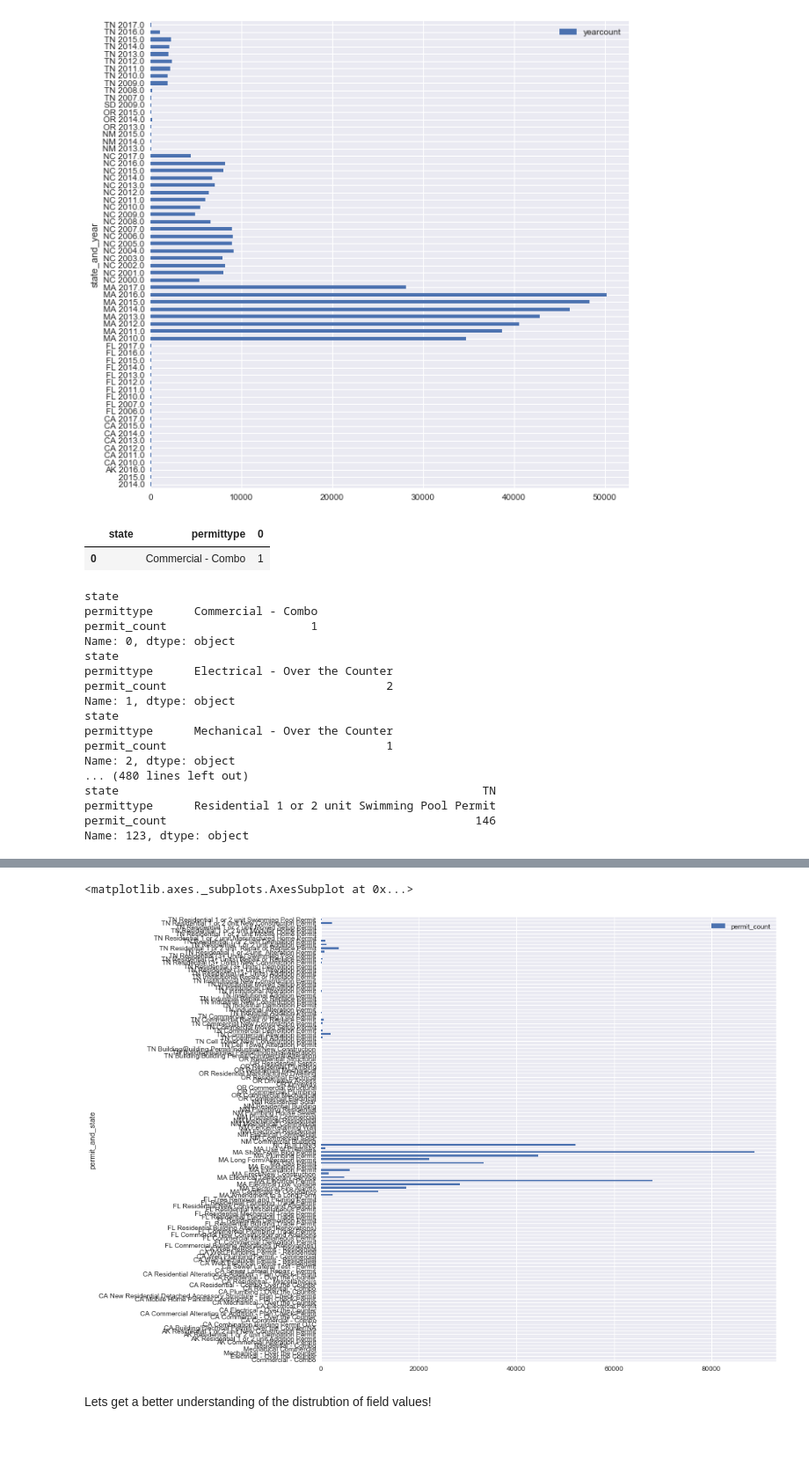
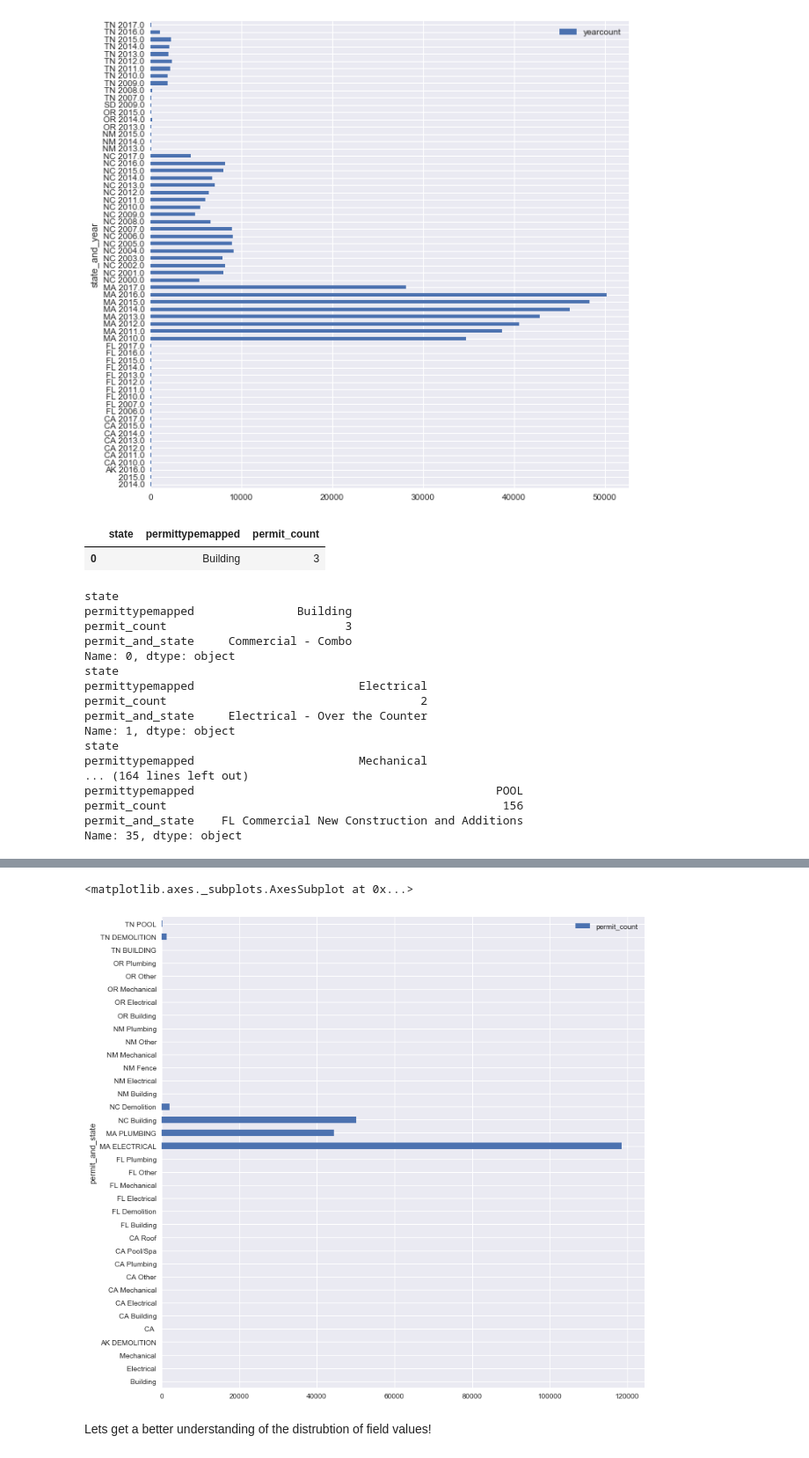
Before and after one commit to sunlightpolicy/open_data_standards_project, a Jupyter notebook: procurement.ipynb, the cells around one changed output, grey strips where cells are left out. Shown: that part at 88% size. Drawn from its saved outputs; the diff is of its cells as text; code cells hidden in the pictures.

```diff
--- a/procurement.ipynb
+++ b/procurement.ipynb
@@ -372,7 +404,7 @@ It appears that permittype and permittypedescr/permittypedesc are often confused
 # %%
-agg_df = pd.DataFrame(columns=['permittype','description','issueddate','fee','statuscurrent', 'city','state'])
+agg_df = pd.DataFrame(columns=['permittypemapped','description','issueddate','fee','statuscurrent', 'city','state'])
 for key,df in permit_dfs.items():
-    agg_df = pd.concat([agg_df,df[['permittype','description','issueddate','fee','status', 'city','state']]])
+    agg_df = pd.concat([agg_df,df[['permittypemapped','description','issueddate','fee','status', 'city','state']]])
 # %%
 agg_df.state.value_counts()
 # %% [output]
@@ -400,6 +432,8 @@ agg_df.head()
 agg_df['issuedmonth']= agg_df.issueddate.apply(lambda x: pd.to_datetime(x).month)
 # %%
 agg_df['issuedyear']= agg_df.issueddate.apply(lambda x: pd.to_datetime(x).year)
+# %%
+agg_df['issuedday']= agg_df.issueddate.apply(lambda x: pd.to_datetime(x).day)
 # %%
 agg_df[agg_df.issuedyear >= 2010].state.value_counts()
 # %% [output]
@@ -447,35 +481,35 @@ year_by_state.plot(kind='barh', x = 'state_and_year',y='yearcount', figsize=(10,
 # %%
 agg_df_2010.to_pickle('standardized_blds.p')
 # %%
-permit_by_state = agg_df_2010.groupby(['state','permittype']).size().to_frame().reset_index().rename(columns={0:'permit_count'})
+permitmapped_by_state = agg_df_2010.groupby(['state','permittypemapped']).size().to_frame().reset_index().rename(columns={0:'permit_count'})
 # %%
-permit_by_state.head(1)
+permitmapped_by_state.head(1)
 # %% [output]
-|  | state | permittype | 0 |
-| 0 |  | Commercial - Combo | 1 |
+|  | state | permittypemapped | permit_count |
+| 0 |  | Building | 3 |
 # %%
 def combine(series):
     print(series)
-    return ' '.join([series[0],series[1]])
-permit_by_state['permit_and_state'] = permit_by_state.apply(lambda x: combine(x),axis=1)
+    return ' '.join([series[0].upper(),series[1]])
+permitmapped_by_state['permit_and_state'] = permitmapped_by_state.apply(lambda x: combine(x),axis=1)
 # %% [output]
 state
-permittype      Commercial - Combo
-permit_count                     1
+permittypemapped               Building
+permit_count                          3
+permit_and_state     Commercial - Combo
 Name: 0, dtype: object
 state
-permittype      Electrical - Over the Counter
-permit_count                                2
+permittypemapped                        Electrical
+permit_count                                     2
+permit_and_state     Electrical - Over the Counter
 Name: 1, dtype: object
 state
-permittype      Mechanical - Over the Counter
-permit_count                                1
-Name: 2, dtype: object
-... (480 lines left out)
-state                                                     TN
-permittype      Residential 1 or 2 unit Swimming Pool Permit
-permit_count                                             146
-Name: 123, dtype: object
+permittypemapped                        Mechanical
+... (164 lines left out)
+permittypemapped                                            POOL
+permit_count                                                 156
+permit_and_state    FL Commercial New Construction and Additions
+Name: 35, dtype: object
 # %%
 agg_df_2010.head(3)
 # %% [output]
@@ -484,10 +518,10 @@ agg_df_2010.head(3)
 | 1 | ALAMEDA | UNIT #B: INSTALLATION OF AN EARTH... | 123.73 | 2014-04-07 | Plumbing - Over the Counter | CA | FINALED | NaN | 2014.0 | ... |
 | 2 | ALAMEDA | PARTIAL TEAR OFF &amp; RE-ROOF (C... | 155.88 | 2012-12-10 | Residential - Over the Counter | CA | FINALED | NaN | 2012.0 | ... |
 # %%
-permit_by_state.plot(kind = 'barh', x = 'permit_and_state', y='permit_count', figsize=(12,12))
+permitmapped_by_state.plot(kind = 'barh', x = 'permit_and_state', y='permit_count', figsize=(12,12))
 # %% [output]
 <matplotlib.axes._subplots.AxesSubplot at 0x...>
-[figure, old version]
+[figure, new version]
 # %% [markdown]
 Lets get a better understanding of the distrubtion of field values!
 # %%
```
Also changed, not shown: parts of 13 cells of this notebook, 7 other files.
